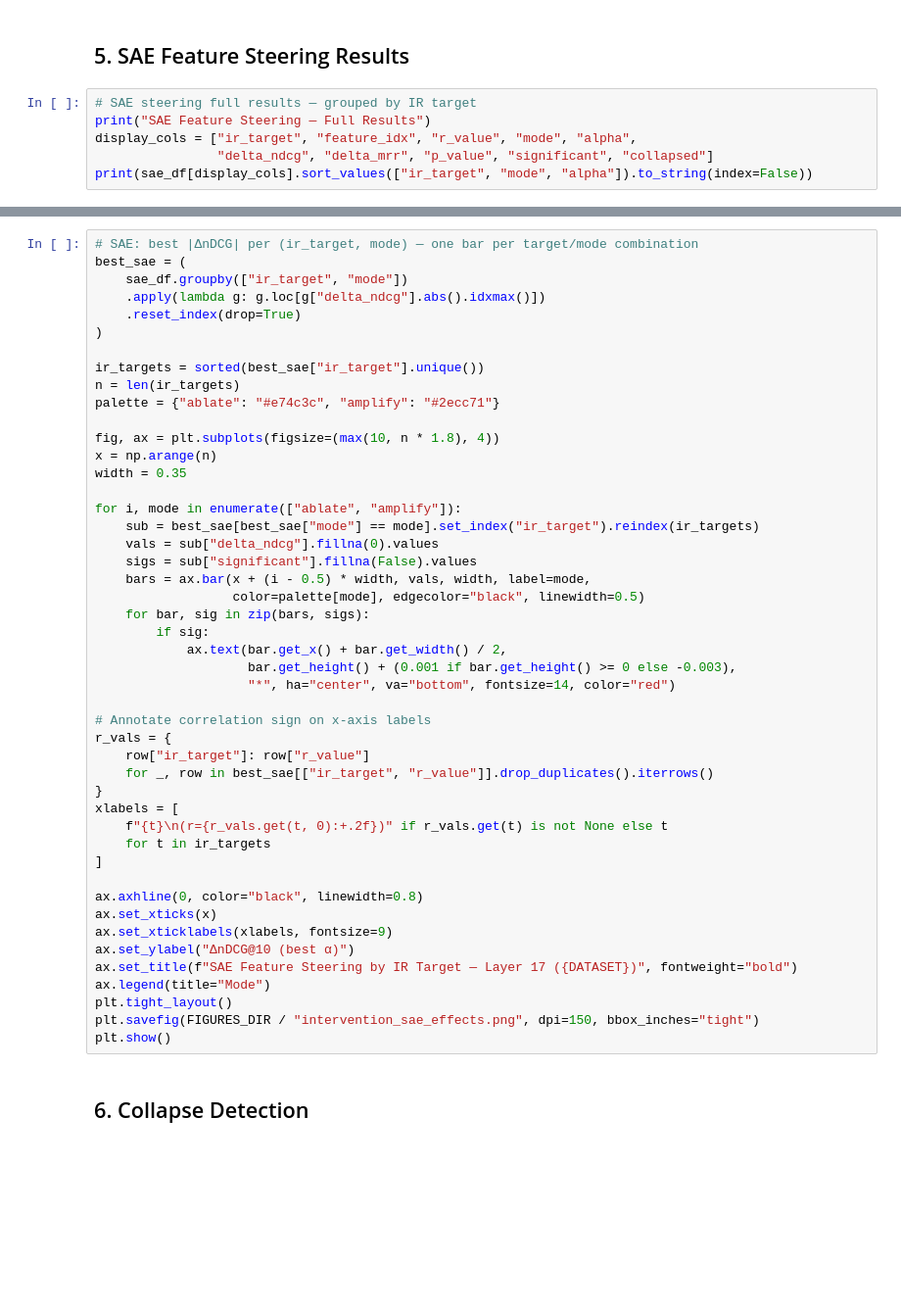
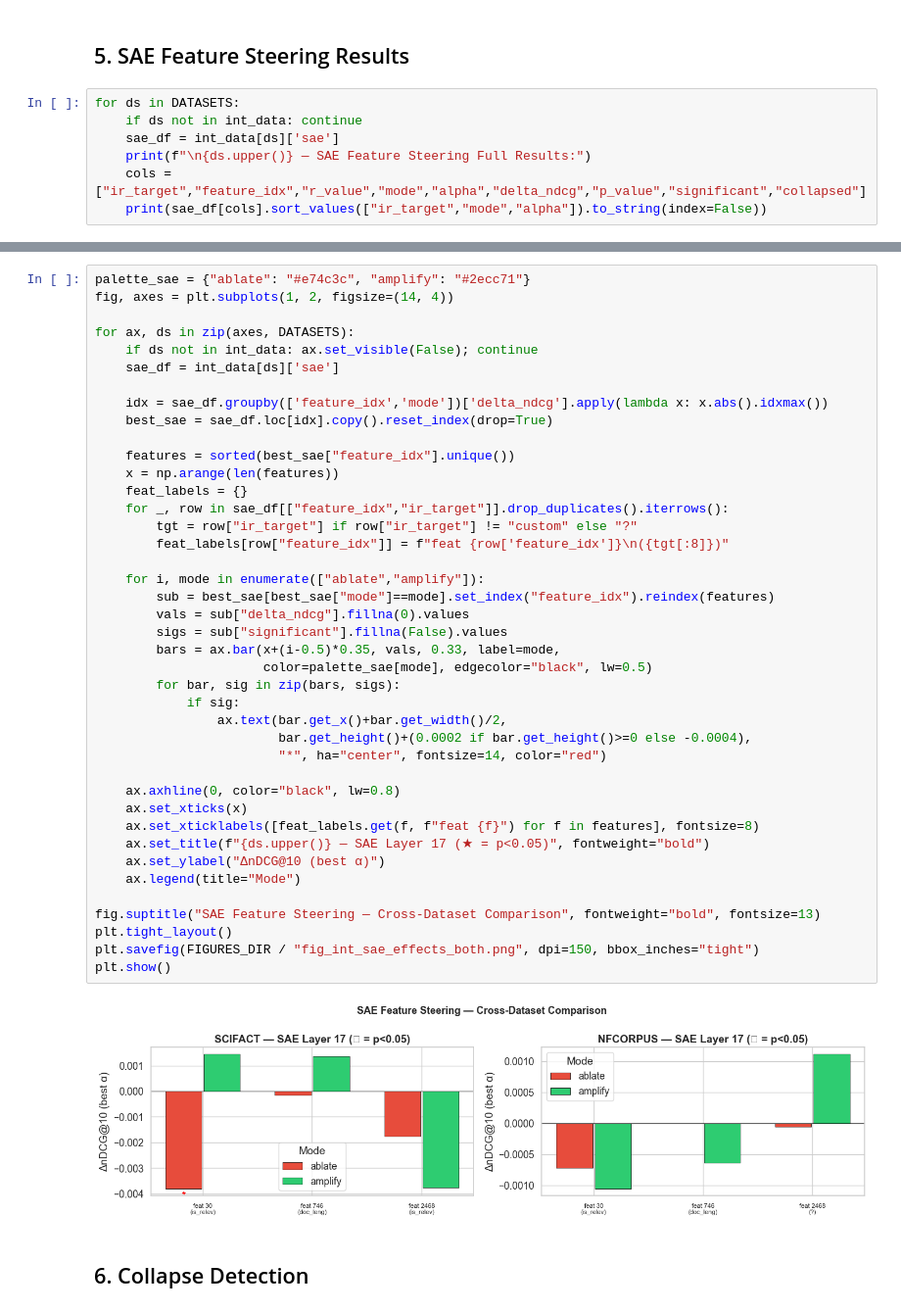
Before and after one commit to vraj2131/LLM-Mechanistic-Interpretable, a Jupyter notebook: notebooks/08_interventions.ipynb, the cells around one changed output, grey strips where cells are left out. Shown at 98% size. Drawn from its saved outputs; the diff is of its cells as text; blank space fills up the shorter version.

```diff
--- a/notebooks/08_interventions.ipynb
+++ b/notebooks/08_interventions.ipynb
@@ -181,8 +233,9 @@ else:
 # %% [markdown]
 ## 5. SAE Feature Steering Results
 # %%
-# SAE steering full results — grouped by IR target
-print("SAE Feature Steering — Full Results")
-display_cols = ["ir_target", "feature_idx", "r_value", "mode", "alpha",
-                "delta_ndcg", "delta_mrr", "p_value", "significant", "collapsed"]
-print(sae_df[display_cols].sort_values(["ir_target", "mode", "alpha"]).to_string(index=False))
+for ds in DATASETS:
+    if ds not in int_data: continue
+    sae_df = int_data[ds]['sae']
+    print(f"\n{ds.upper()} — SAE Feature Steering Full Results:")
+    cols = ["ir_target","feature_idx","r_value","mode","alpha","delta_ndcg","p_value","significant","collapsed"]
+    print(sae_df[cols].sort_values(["ir_target","mode","alpha"]).to_string(index=False))
@@ -189,49 +260,45 @@ print(sae_df[display_cols].sort_values(["ir_target", "mode", "alpha"]).to_string
 # %%
-# SAE: best |ΔnDCG| per (ir_target, mode) — one bar per target/mode combination
-best_sae = (
-    sae_df.groupby(["ir_target", "mode"])
-    .apply(lambda g: g.loc[g["delta_ndcg"].abs().idxmax()])
-    .reset_index(drop=True)
-)
+palette_sae = {"ablate": "#e74c3c", "amplify": "#2ecc71"}
+fig, axes = plt.subplots(1, 2, figsize=(14, 4))
 
-ir_targets = sorted(best_sae["ir_target"].unique())
-n = len(ir_targets)
-palette = {"ablate": "#e74c3c", "amplify": "#2ecc71"}
+for ax, ds in zip(axes, DATASETS):
+    if ds not in int_data: ax.set_visible(False); continue
+    sae_df = int_data[ds]['sae']
 
-fig, ax = plt.subplots(figsize=(max(10, n * 1.8), 4))
-x = np.arange(n)
-width = 0.35
+    idx = sae_df.groupby(['feature_idx','mode'])['delta_ndcg'].apply(lambda x: x.abs().idxmax())
+    best_sae = sae_df.loc[idx].copy().reset_index(drop=True)
 
-for i, mode in enumerate(["ablate", "amplify"]):
-    sub = best_sae[best_sae["mode"] == mode].set_index("ir_target").reindex(ir_targets)
-    vals = sub["delta_ndcg"].fillna(0).values
-    sigs = sub["significant"].fillna(False).values
-    bars = ax.bar(x + (i - 0.5) * width, vals, width, label=mode,
-                  color=palette[mode], edgecolor="black", linewidth=0.5)
-    for bar, sig in zip(bars, sigs):
-        if sig:
-            ax.text(bar.get_x() + bar.get_width() / 2,
-                    bar.get_height() + (0.001 if bar.get_height() >= 0 else -0.003),
-                    "*", ha="center", va="bottom", fontsize=14, color="red")
+    features = sorted(best_sae["feature_idx"].unique())
+    x = np.arange(len(features))
+    feat_labels = {}
+    for _, row in sae_df[["feature_idx","ir_target"]].drop_duplicates().iterrows():
+        tgt = row["ir_target"] if row["ir_target"] != "custom" else "?"
+        feat_labels[row["feature_idx"]] = f"feat {row['feature_idx']}\n({tgt[:8]})"
 
-# Annotate correlation sign on x-axis labels
-r_vals = {
-    row["ir_target"]: row["r_value"]
-    for _, row in best_sae[["ir_target", "r_value"]].drop_duplicates().iterrows()
-}
-xlabels = [
-    f"{t}\n(r={r_vals.get(t, 0):+.2f})" if r_vals.get(t) is not None else t
-    for t in ir_targets
-]
+    for i, mode in enumerate(["ablate","amplify"]):
+        sub = best_sae[best_sae["mode"]==mode].set_index("feature_idx").reindex(features)
+        vals = sub["delta_ndcg"].fillna(0).values
+        sigs = sub["significant"].fillna(False).values
+        bars = ax.bar(x+(i-0.5)*0.35, vals, 0.33, label=mode,
+                      color=palette_sae[mode], edgecolor="black", lw=0.5)
+        for bar, sig in zip(bars, sigs):
+            if sig:
+                ax.text(bar.get_x()+bar.get_width()/2,
+                        bar.get_height()+(0.0002 if bar.get_height()>=0 else -0.0004),
+                        "*", ha="center", fontsize=14, color="red")
 
-ax.axhline(0, color="black", linewidth=0.8)
-ax.set_xticks(x)
-ax.set_xticklabels(xlabels, fontsize=9)
-ax.set_ylabel("ΔnDCG@10 (best α)")
-ax.set_title(f"SAE Feature Steering by IR Target — Layer 17 ({DATASET})", fontweight="bold")
-ax.legend(title="Mode")
+    ax.axhline(0, color="black", lw=0.8)
+    ax.set_xticks(x)
+    ax.set_xticklabels([feat_labels.get(f, f"feat {f}") for f in features], fontsize=8)
+    ax.set_title(f"{ds.upper()} — SAE Layer 17 (★ = p<0.05)", fontweight="bold")
+    ax.set_ylabel("ΔnDCG@10 (best α)")
+    ax.legend(title="Mode")
+
+fig.suptitle("SAE Feature Steering — Cross-Dataset Comparison", fontweight="bold", fontsize=13)
 plt.tight_layout()
-plt.savefig(FIGURES_DIR / "intervention_sae_effects.png", dpi=150, bbox_inches="tight")
+plt.savefig(FIGURES_DIR / "fig_int_sae_effects_both.png", dpi=150, bbox_inches="tight")
 plt.show()
+# %% [output]
+[figure, added]
 # %% [markdown]
 ## 6. Collapse Detection
```
Also changed, not shown: parts of 18 cells of this notebook, 17 other files.
